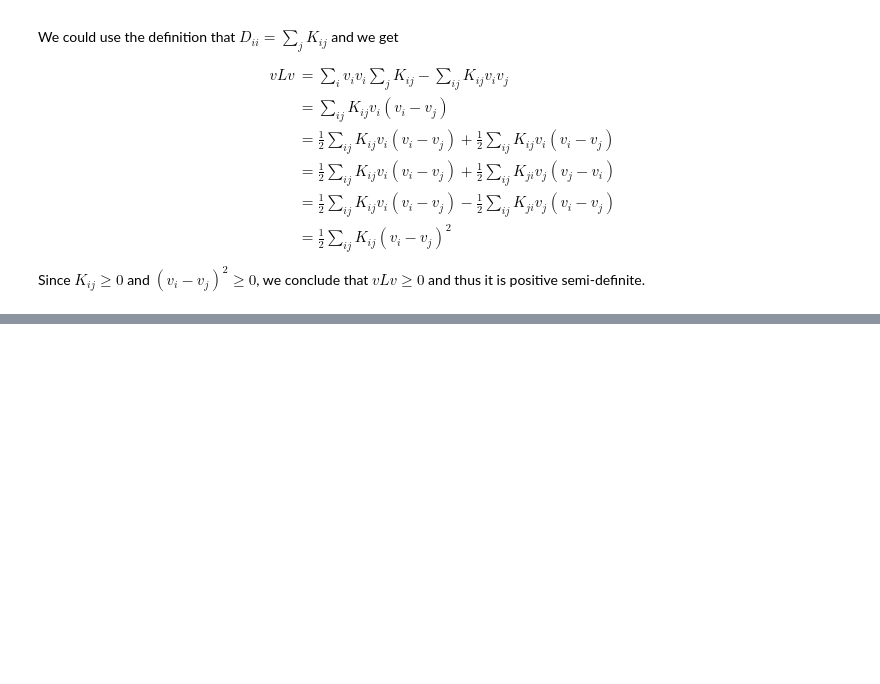
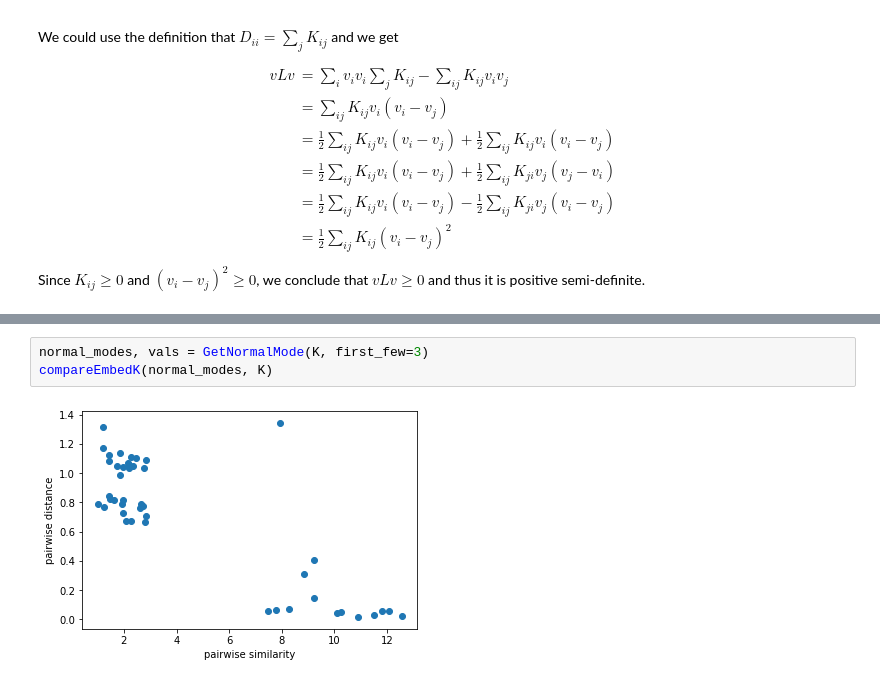
Before and after one commit to GDS-Education-Community-of-Practice/DSECOP, a Jupyter notebook: SpectralClustering/2_GraphLaplacian.ipynb, the cells around one changed output, grey strips where cells are left out. Drawn from its saved outputs; the diff is of its cells as text; blank space fills up the shorter version.

Commit message:
first version of module

```diff
--- a/SpectralClustering/2_GraphLaplacian.ipynb
+++ b/SpectralClustering/2_GraphLaplacian.ipynb
@@ -246,0 +256,5 @@ Since $K_{ij} \geq 0$ and $(v_i-v_j)^2 \geq 0$, we conclude that $vLv\geq 0$ and
+# %%
+normal_modes, vals = GetNormalMode(K, first_few=3)
+compareEmbedK(normal_modes, K)
+# %% [output]
+[figure, added]
```
Also changed, not shown: parts of 8 cells of this notebook, 2 other files.
